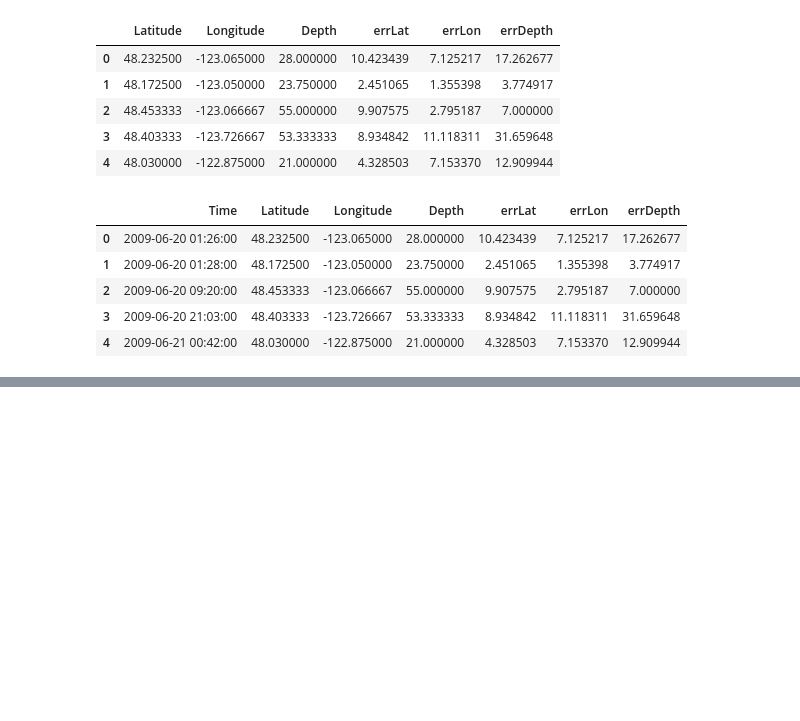
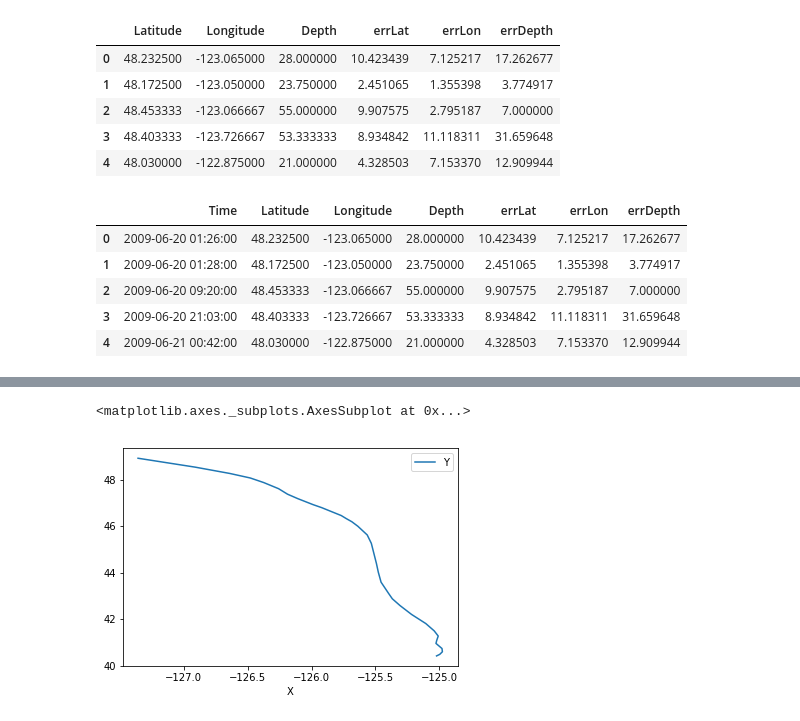
Before and after one commit to geohackweek/ghw2018_tremorviz, a Jupyter notebook: notebooks/Erik_testing.ipynb, the cells around one changed output, grey strips where cells are left out. Saved outputs shown, nothing was run; the diff lists cells and outputs as text; code cells hidden in the pictures; blank space fills up the shorter version.

Commit message:
notebook with some basic plotting tests

```diff
--- a/notebooks/Erik_testing.ipynb
+++ b/notebooks/Erik_testing.ipynb
@@ -45,3 +46,5 @@ timed_tremors.head()
 | 4 | 2009-06-21 00:42:00 | 48.030000 | -122.875000 | 21.000000 | 4.328503 | 7.153370 | 12.909944 |
 # %%
 timed_tremors.to_pickle("reducedDF.pkl")
+# %%
+test = pd.read_csv('../data/geodata/slab_contours.csv')
@@ -47,0 +60,5 @@ timed_tremors.to_pickle("reducedDF.pkl")
+# %%
+test2 = test.loc[test['Depth_km'] == -5]
+# %%
+test3 = test2.drop(['Depth_km'], axis=1)
+test3.head()
@@ -47,0 +72,5 @@ timed_tremors.to_pickle("reducedDF.pkl")
+# %%
+test3.plot.line(x='X', y='Y')
+# %% [output]
+<matplotlib.axes._subplots.AxesSubplot at 0x...>
+[figure, added]
```
Also changed, not shown: parts of 4 cells of this notebook, 1 other file.
